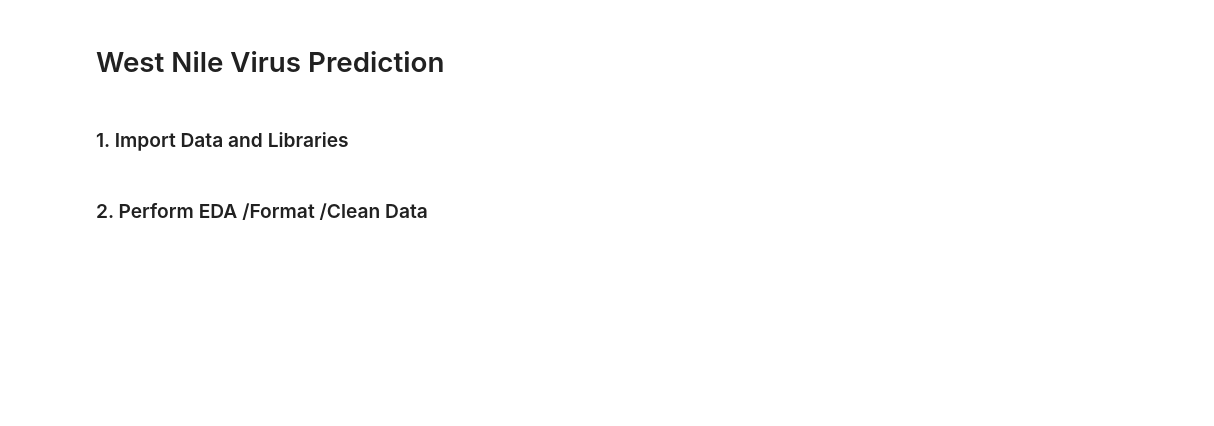
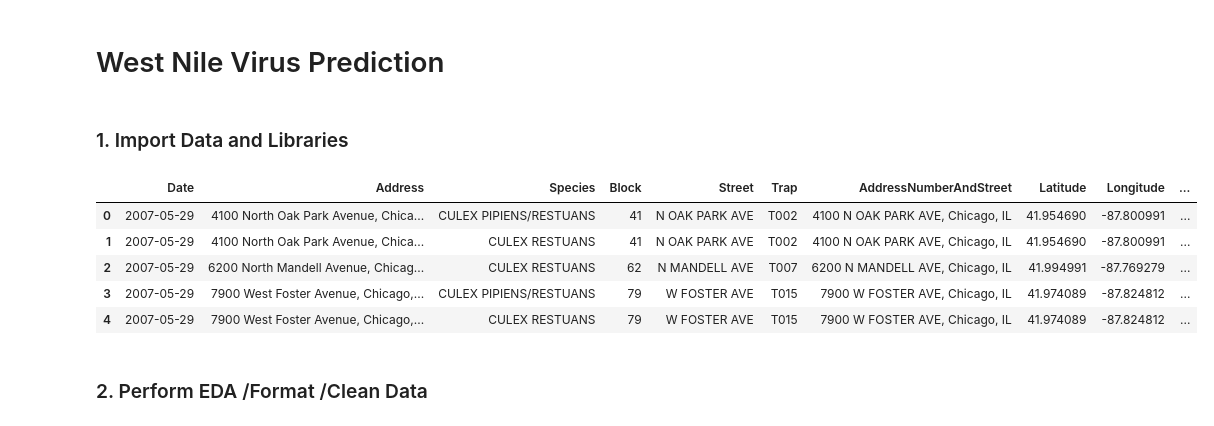
Before and after one commit to VivianAngela/West-Nile-Virus-Prediction-1, a Jupyter notebook: West Nile Virus Prediction.ipynb, the cells around one changed output. Cells and saved outputs as stored; diff of their text form; code cells hidden in the pictures; blank space fills up the shorter version.

```diff
--- a/West Nile Virus Prediction.ipynb
+++ b/West Nile Virus Prediction.ipynb
@@ -33,6 +34,15 @@ def haversine(lat1, lon1, lat2, lon2):
     c = 2*asin(sqrt(a))
 
     return R * c
+# %%
+train.head()
+# %% [output]
+|  | Date | Address | Species | Block | Street | Trap | AddressNumberAndStreet | Latitude | Longitude | ... |
+| 0 | 2007-05-29 | 4100 North Oak Park Avenue, Chica... | CULEX PIPIENS/RESTUANS | 41 | N OAK PARK AVE | T002 | 4100 N OAK PARK AVE, Chicago, IL | 41.954690 | -87.800991 | ... |
+| 1 | 2007-05-29 | 4100 North Oak Park Avenue, Chica... | CULEX RESTUANS | 41 | N OAK PARK AVE | T002 | 4100 N OAK PARK AVE, Chicago, IL | 41.954690 | -87.800991 | ... |
+| 2 | 2007-05-29 | 6200 North Mandell Avenue, Chicag... | CULEX RESTUANS | 62 | N MANDELL AVE | T007 | 6200 N MANDELL AVE, Chicago, IL | 41.994991 | -87.769279 | ... |
+| 3 | 2007-05-29 | 7900 West Foster Avenue, Chicago,... | CULEX PIPIENS/RESTUANS | 79 | W FOSTER AVE | T015 | 7900 W FOSTER AVE, Chicago, IL | 41.974089 | -87.824812 | ... |
+| 4 | 2007-05-29 | 7900 West Foster Avenue, Chicago,... | CULEX RESTUANS | 79 | W FOSTER AVE | T015 | 7900 W FOSTER AVE, Chicago, IL | 41.974089 | -87.824812 | ... |
 # %% [markdown]
 ### 2. Perform EDA /Format /Clean Data
 # %%
```
Also changed, not shown: parts of 45 cells of this notebook.
